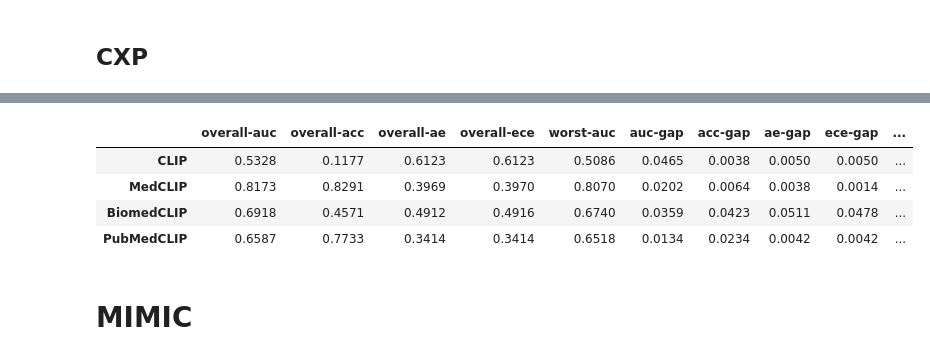
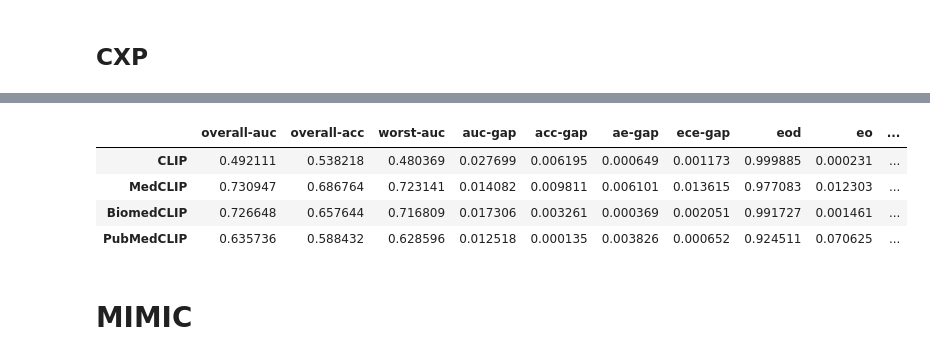
Before and after one commit to lin-tianyu/fair-med-chest, a Jupyter notebook: metriceval/metric_evaluation.ipynb, the cells around one changed output, grey strips where cells are left out. Drawn from its saved outputs; the diff is of its cells as text; code cells hidden in the pictures.

Commit message:
update metric eval

```diff
--- a/metriceval/metric_evaluation.ipynb
+++ b/metriceval/metric_evaluation.ipynb
@@ -79,18 +79,7 @@ def compute_mmpf_metrics(
         risk = log_loss(group_y_true, group_y_pred)
         group_risks[group] = risk
 
-    group_risk_values = np.array(list(group_risks.values()))
-
-    # 汇总指标
-    metrics = {
-        "group_risks": group_risks,
-        "worst_group_risk": np.max(group_risk_values),
-        "disparity": np.max(group_risk_values) - np.min(group_risk_values),
-        "group_mean_risk": np.mean(group_risk_values),
-        "sample_mean_risk": log_loss(y_true, y_pred)
-    }
-
-    return metrics
+    return group_risks
 # %%
 # multiaccuracy
 def compute_multiaccuracy(pred_probs, labels):
@@ -179,14 +168,14 @@ def evaluate_binary(pred, Y, A,logits=None):
 
         # compute multiaccuracy using index-based filtering (no mask)
         multiacc = compute_group_multiaccuracy(pred, Y, group_indices)
-        sub_report[f"ae"] = multiacc
+        sub_report["ae"] = multiacc
+
+        # compute mmpf metrics
+        group_risks = compute_mmpf_metrics(Y[group_indices], logits[group_indices] if logits is not None else None, A[group_indices])
+        sub_report["group_risks"] = group_risks
 
         for k, v in sub_report.items():
             subgroup_metrics.setdefault(k, []).append(v)
-
-    if logits is not None:
-        mmpf_metrics = compute_mmpf_metrics(Y, logits, A)
-        overall_metrics.update(mmpf_metrics)
 
     return overall_metrics, subgroup_metrics
 
@@ -197,12 +186,12 @@ def organize_results(overall_metrics, subgroup_metrics):
     subgroup_tpr = subgroup_metrics["tpr"]
     subgroup_tnr = subgroup_metrics["tnr"]
     subgroup_multiacc = subgroup_metrics["ae"]
+    group_risks = subgroup_metrics['group_risks']
+    group_risk_values = [list(d.values())[0] for d in group_risks]
 
     result = {
         "overall-auc": overall_metrics["auc"],
         "overall-acc": overall_metrics["acc"],
-        "overall-ae": overall_metrics["ae"],
-        "overall-ece": overall_metrics["ece"],
         "worst-auc": min(subgroup_auc),
         "auc-gap": max(subgroup_auc) - min(subgroup_auc),
         "acc-gap": max(subgroup_acc) - min(subgroup_acc),
@@ -210,15 +199,11 @@ def organize_results(overall_metrics, subgroup_metrics):
         "ece-gap": max(subgroup_ece) - min(subgroup_ece),
         "eod": 1 - ((max(subgroup_tpr) - min(subgroup_tpr)) + (max(subgroup_tnr) - min(subgroup_tnr))) / 2,
         "eo": max(subgroup_tpr) - min(subgroup_tpr),
+        "worst_group_risk": np.max(group_risk_values),
+        "disparity": np.max(group_risk_values) - np.min(group_risk_values),
+        "group_mean_risk": np.mean(group_risk_values),
     }
 
-    if "worst_group_risk" in overall_metrics:
-        result.update({
-            "worst_group_risk": overall_metrics["worst_group_risk"],
-            "group_mean_risk": overall_metrics["group_mean_risk"],
-            "sample_mean_risk": overall_metrics["sample_mean_risk"],
-            "risk_disparity": overall_metrics["disparity"]
-        })
     return result
 # %% [markdown]
 ## CXP
@@ -254,11 +253,11 @@ for model_name in ["CLIP", 'MedCLIP',"BiomedCLIP","PubMedCLIP"]:
 # %%
-cxp_result_df.round(4)
+cxp_result_df
 # %% [output]
-|  | overall-auc | overall-acc | overall-ae | overall-ece | worst-auc | auc-gap | acc-gap | ae-gap | ece-gap | ... |
-| CLIP | 0.5328 | 0.1177 | 0.6123 | 0.6123 | 0.5086 | 0.0465 | 0.0038 | 0.0050 | 0.0050 | ... |
-| MedCLIP | 0.8173 | 0.8291 | 0.3969 | 0.3970 | 0.8070 | 0.0202 | 0.0064 | 0.0038 | 0.0014 | ... |
-| BiomedCLIP | 0.6918 | 0.4571 | 0.4912 | 0.4916 | 0.6740 | 0.0359 | 0.0423 | 0.0511 | 0.0478 | ... |
-| PubMedCLIP | 0.6587 | 0.7733 | 0.3414 | 0.3414 | 0.6518 | 0.0134 | 0.0234 | 0.0042 | 0.0042 | ... |
+|  | overall-auc | overall-acc | worst-auc | auc-gap | acc-gap | ae-gap | ece-gap | eod | eo | ... |
+| CLIP | 0.492111 | 0.538218 | 0.480369 | 0.027699 | 0.006195 | 0.000649 | 0.001173 | 0.999885 | 0.000231 | ... |
+| MedCLIP | 0.730947 | 0.686764 | 0.723141 | 0.014082 | 0.009811 | 0.006101 | 0.013615 | 0.977083 | 0.012303 | ... |
+| BiomedCLIP | 0.726648 | 0.657644 | 0.716809 | 0.017306 | 0.003261 | 0.000369 | 0.002051 | 0.991727 | 0.001461 | ... |
+| PubMedCLIP | 0.635736 | 0.588432 | 0.628596 | 0.012518 | 0.000135 | 0.003826 | 0.000652 | 0.924511 | 0.070625 | ... |
 # %% [markdown]
 # MIMIC
 # %%
```
Also changed, not shown: parts of 4 cells of this notebook.
